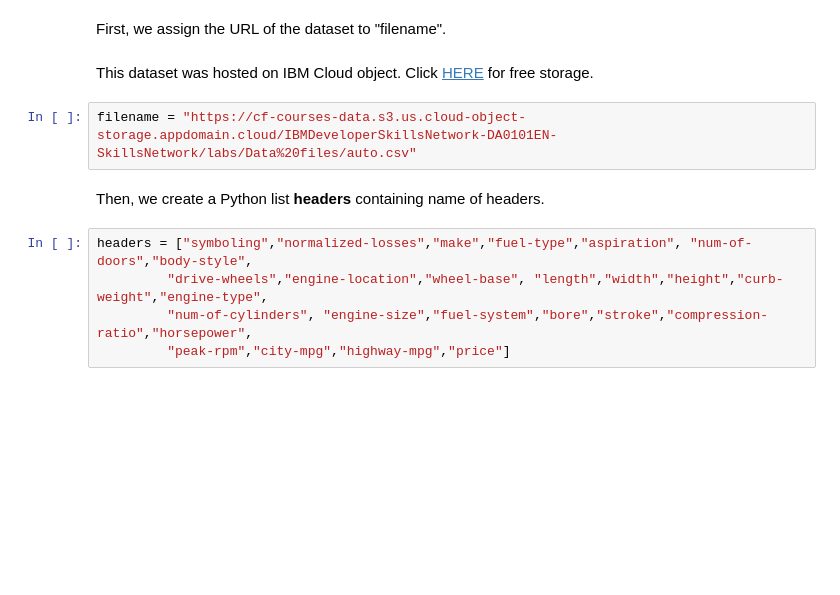
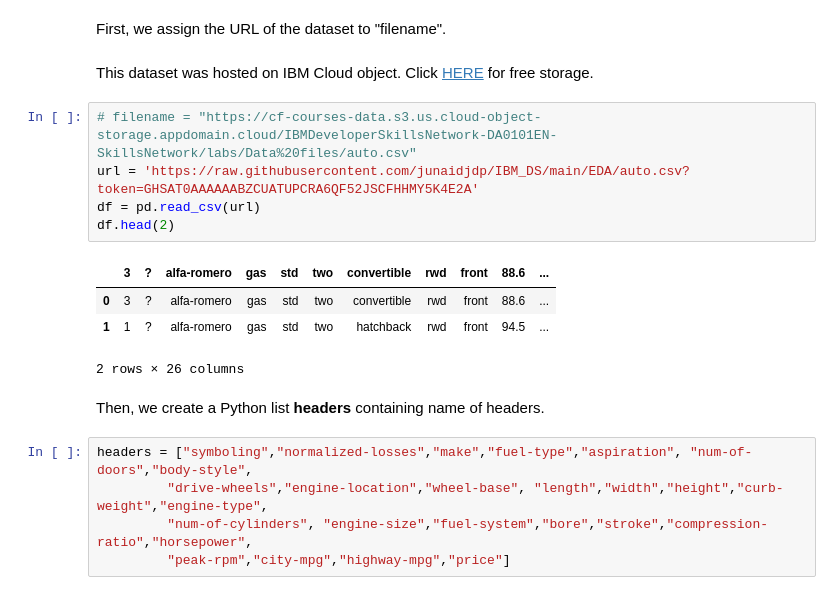
Before and after one commit to junaidjdp/IBM_DS, a Jupyter notebook: EDA/Module 2_DA0101EN-2-Review-Data-Wrangling.ipynb, the cells around one changed output. Drawn from its saved outputs; the diff is of its cells as text; blank space fills up the shorter version.

```diff
--- a/EDA/Module 2_DA0101EN-2-Review-Data-Wrangling.ipynb
+++ b/EDA/Module 2_DA0101EN-2-Review-Data-Wrangling.ipynb
@@ -65,7 +65,15 @@ First, we assign the URL of the dataset to "filename".
 # %% [markdown]
 This dataset was hosted on IBM Cloud object. Click <a href="https://cocl.us/corsera_da0101en_notebook_bottom?utm_medium=Exinfluencer&utm_source=Exinfluencer&utm_content=000026UJ&utm_term=10006555&utm_id=NA-SkillsNetwork-Channel-SkillsNetworkCoursesIBMDeveloperSkillsNetworkDA0101ENSkillsNetwork20235326-2022-01-01">HERE</a> for free storage.
 # %%
-filename = "https://cf-courses-data.s3.us.cloud-object-storage.appdomain.cloud/IBMDeveloperSkillsNetwork-DA0101EN-SkillsNetwork/labs/Data%20files/auto.csv"
+# filename = "https://cf-courses-data.s3.us.cloud-object-storage.appdomain.cloud/IBMDeveloperSkillsNetwork-DA0101EN-SkillsNetwork/labs/Data%20files/auto.csv"
+url = 'https://raw.githubusercontent.com/junaidjdp/IBM_DS/main/EDA/auto.csv?token=GHSAT0AAAAAABZCUATUPCRA6QF52JSCFHHMY5K4E2A'
+df = pd.read_csv(url)
+df.head(2)
+# %% [output]
+|  | 3 | ? | alfa-romero | gas | std | two | convertible | rwd | front | 88.6 | ... |
+| 0 | 3 | ? | alfa-romero | gas | std | two | convertible | rwd | front | 88.6 | ... |
+| 1 | 1 | ? | alfa-romero | gas | std | two | hatchback | rwd | front | 94.5 | ... |
+2 rows × 26 columns
 # %% [markdown]
 Then, we create a Python list <b>headers</b> containing name of headers.
 # %%
```
Also changed, not shown: parts of 34 cells of this notebook.
